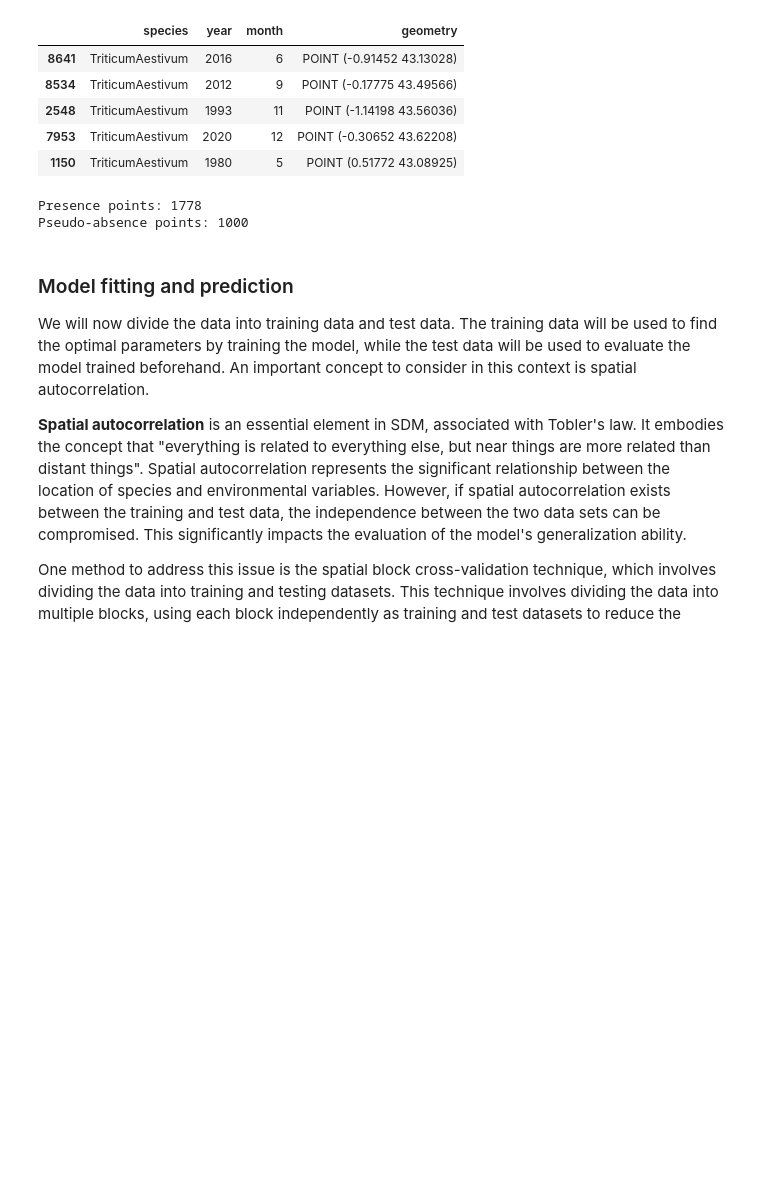
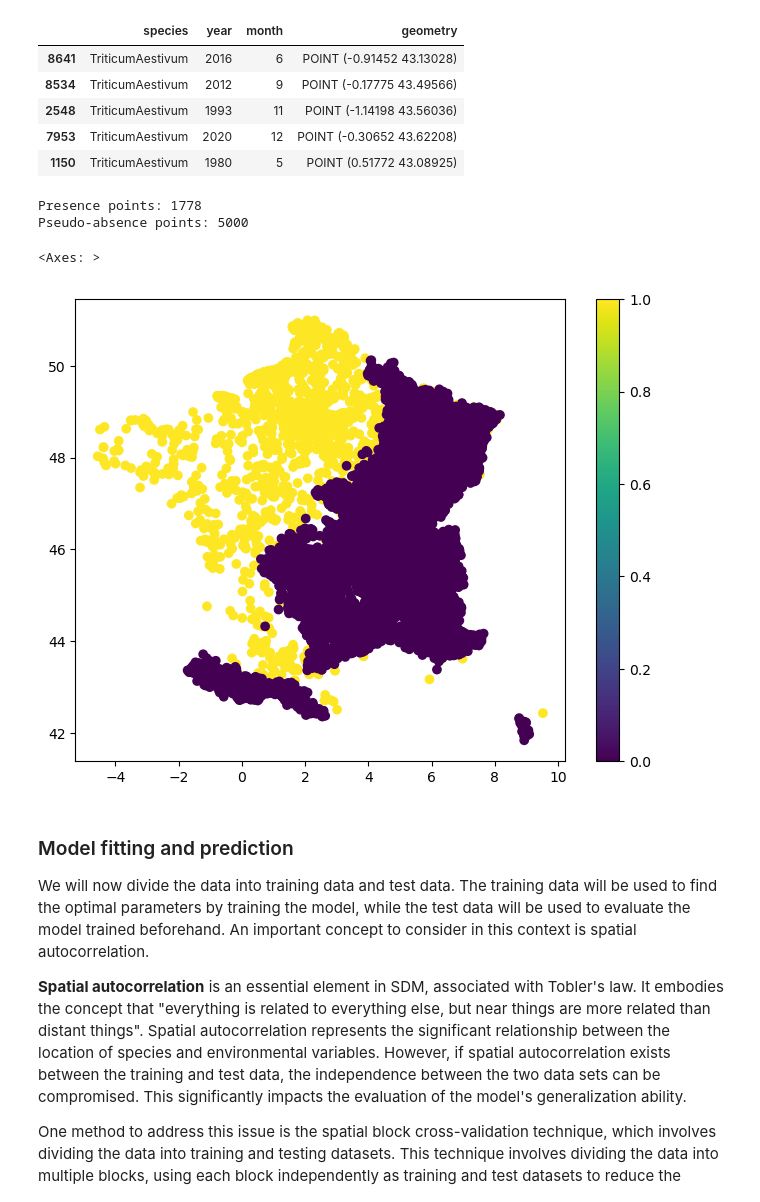
Before and after one commit to rpfigueira/SDM, a Jupyter notebook: notebook/index.ipynb, the cells around one changed output. Drawn from its saved outputs; the diff is of its cells as text; code cells hidden in the pictures; blank space fills up the shorter version.

```diff
--- a/notebook/index.ipynb
+++ b/notebook/index.ipynb
@@ -969,7 +973,7 @@ ys_coords = predictors.y.values[ys]
 coords = list(zip(xs_coords, ys_coords))
 
 # Choose N random pseudo-absence points
-n_pseudo = 1000  # for example
+n_pseudo = 5000  # for example
 rng = np.random.default_rng(42)
 sample_idx = rng.choice(len(coords), size=n_pseudo, replace=False)
 pseudo_coords = [coords[i] for i in sample_idx]
@@ -995,4 +999,4 @@ print("Presence points:", presence.shape[0])
 print("Pseudo-absence points:", pseudo_absence.shape[0])
 # %% [output]
 Presence points: 1778
-Pseudo-absence points: 1000
+Pseudo-absence points: 5000
@@ -1014,3 +1003,8 @@ Map
+# %%
+combined.plot(column="pa", legend=True, figsize=(8, 6))
+# %% [output]
+<Axes: >
+[figure, added]
 # %% [markdown]
 ### Model fitting and prediction
 
```
Also changed, not shown: parts of 18 cells of this notebook.
